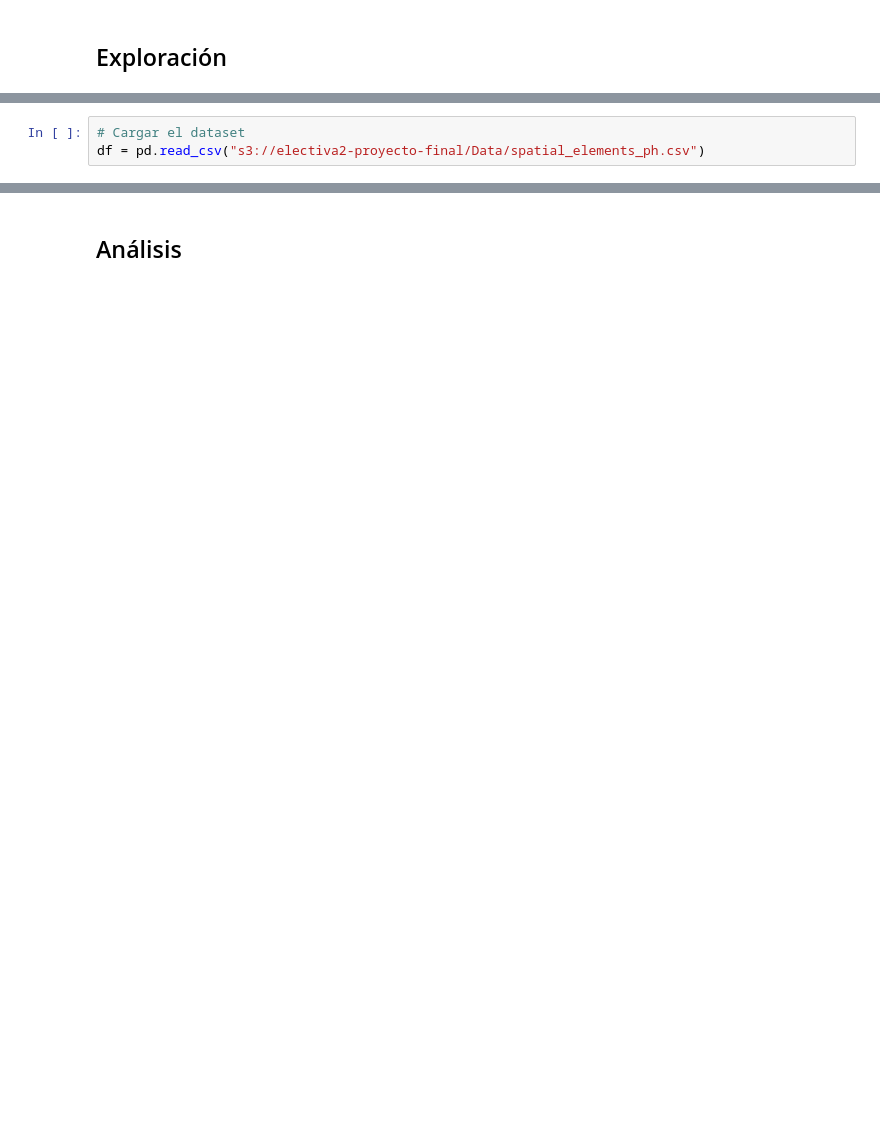
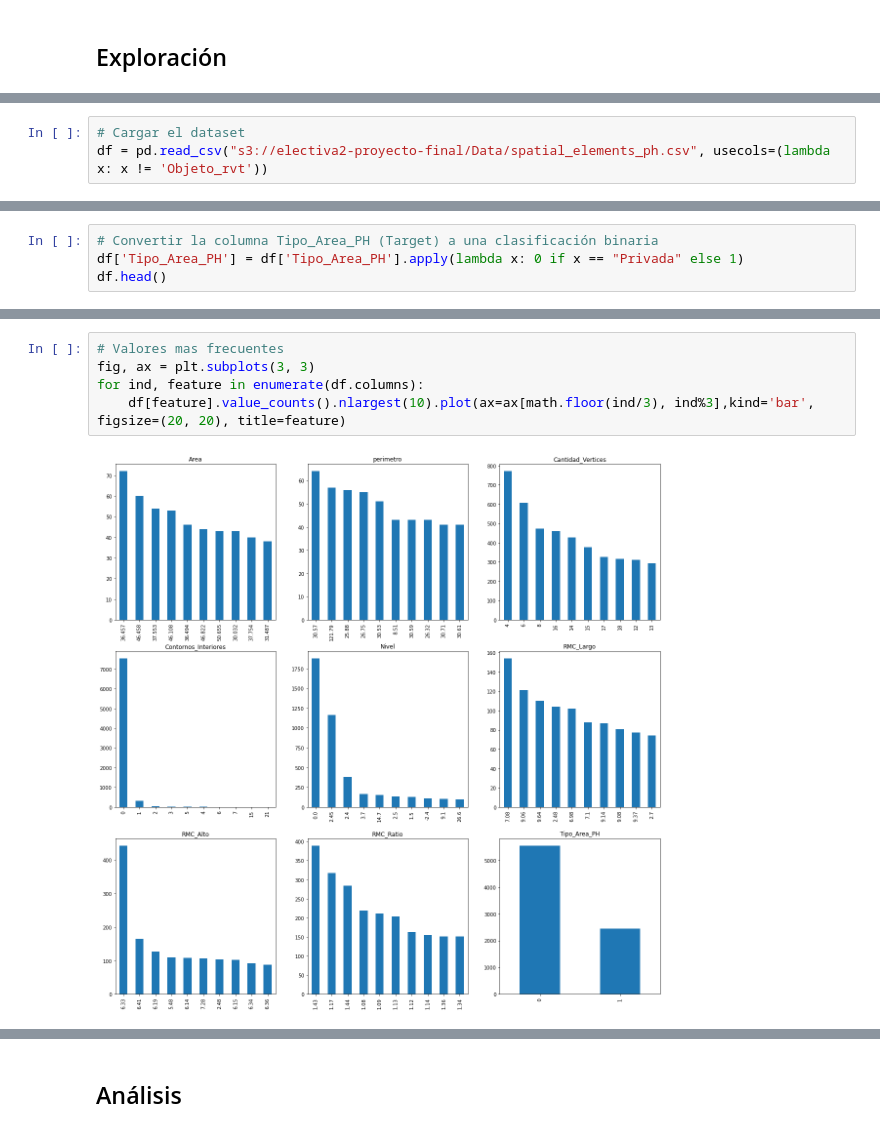
Before and after one commit to german-arq/MIA-Electiva2-ProyectoFinal, a Jupyter notebook: Electiva2-ProyectoFinal.ipynb, the cells around one changed output, grey strips where cells are left out. Drawn from its saved outputs; the diff is of its cells as text; blank space fills up the shorter version.

```diff
--- a/Electiva2-ProyectoFinal.ipynb
+++ b/Electiva2-ProyectoFinal.ipynb
@@ -28,6 +31,6 @@ import pandas as pd
 # %%
 # Cargar el dataset
-df = pd.read_csv("s3://electiva2-proyecto-final/Data/spatial_elements_ph.csv")
+df = pd.read_csv("s3://electiva2-proyecto-final/Data/spatial_elements_ph.csv", usecols=(lambda x: x != 'Objeto_rvt'))
 # %%
 df
 # %% [output]
@@ -46,0 +50,4 @@ df
+# %%
+# Convertir la columna Tipo_Area_PH (Target) a una clasificación binaria
+df['Tipo_Area_PH'] = df['Tipo_Area_PH'].apply(lambda x: 0 if x == "Privada" else 1)
+df.head()
@@ -46,0 +98,7 @@ df
+# %%
+# Valores mas frecuentes
+fig, ax = plt.subplots(3, 3)
+for ind, feature in enumerate(df.columns):
+    df[feature].value_counts().nlargest(10).plot(ax=ax[math.floor(ind/3), ind%3],kind='bar', figsize=(20, 20), title=feature)
+# %% [output]
+[figure, added]
```
Also changed, not shown: parts of 16 cells of this notebook.
